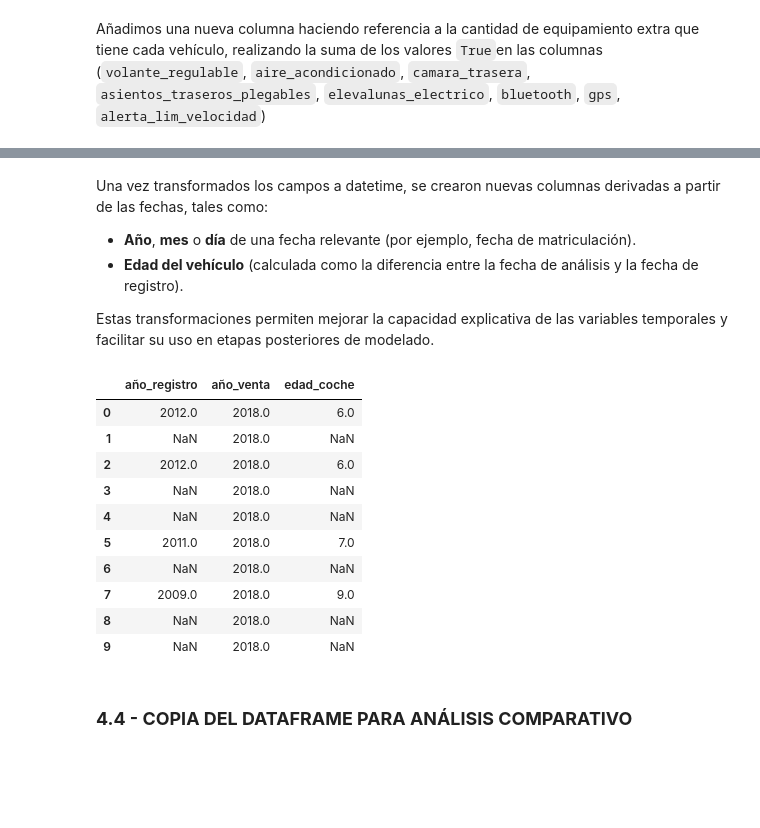
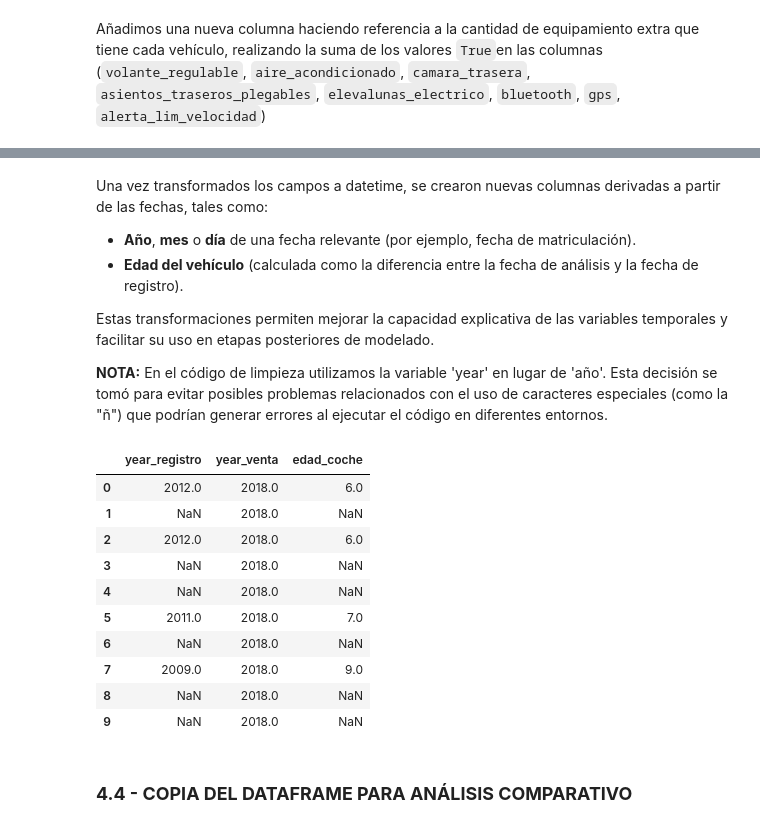
Before and after one commit to davidlarre/DS-BMW_Price, a Jupyter notebook: notebooks/01_analisis_bmw_precio.ipynb, the cells around one changed output, grey strips where cells are left out. Drawn from its saved outputs; the diff is of its cells as text; code cells hidden in the pictures; blank space fills up the shorter version.

```diff
--- a/notebooks/01_analisis_bmw_precio.ipynb
+++ b/notebooks/01_analisis_bmw_precio.ipynb
@@ -374,18 +391,20 @@ Una vez transformados los campos a datetime, se crearon nuevas columnas derivada
 - **Edad del vehículo** (calculada como la diferencia entre la fecha de análisis y la fecha de registro).
 
 Estas transformaciones permiten mejorar la capacidad explicativa de las variables temporales y facilitar su uso en etapas posteriores de modelado.
+
+**NOTA:** En el código de limpieza utilizamos la variable 'year' en lugar de 'año'. Esta decisión se tomó para evitar posibles problemas relacionados con el uso de caracteres especiales (como la "ñ") que podrían generar errores al ejecutar el código en diferentes entornos.
 # %%
 # Consideramos que las fechas completas no aportan información relevante, por lo que vamos a crear nuevas columnas solo con el año
-df_bmw['año_registro'] = df_bmw['fecha_registro'].dt.year
-df_bmw['año_venta'] = df_bmw['fecha_venta'].dt.year
+df_bmw['year_registro'] = df_bmw['fecha_registro'].dt.year
+df_bmw['year_venta'] = df_bmw['fecha_venta'].dt.year
 
 # Creamos una columna para identificar los años de antigüedad del coche
-df_bmw['edad_coche'] = df_bmw['año_venta'] - df_bmw['año_registro']
+df_bmw['edad_coche'] = df_bmw['year_venta'] - df_bmw['year_registro']
 
 # Comprobamos que se han creado correctamente
-df_bmw[['año_registro','año_venta','edad_coche']].head(10)
+df_bmw[['year_registro','year_venta','edad_coche']].head(10)
 # %% [output]
-|  | año_registro | año_venta | edad_coche |
+|  | year_registro | year_venta | edad_coche |
 | 0 | 2012.0 | 2018.0 | 6.0 |
 | 1 | NaN | 2018.0 | NaN |
 | 2 | 2012.0 | 2018.0 | 6.0 |
```
Also changed, not shown: parts of 32 cells of this notebook, 6 other files.
